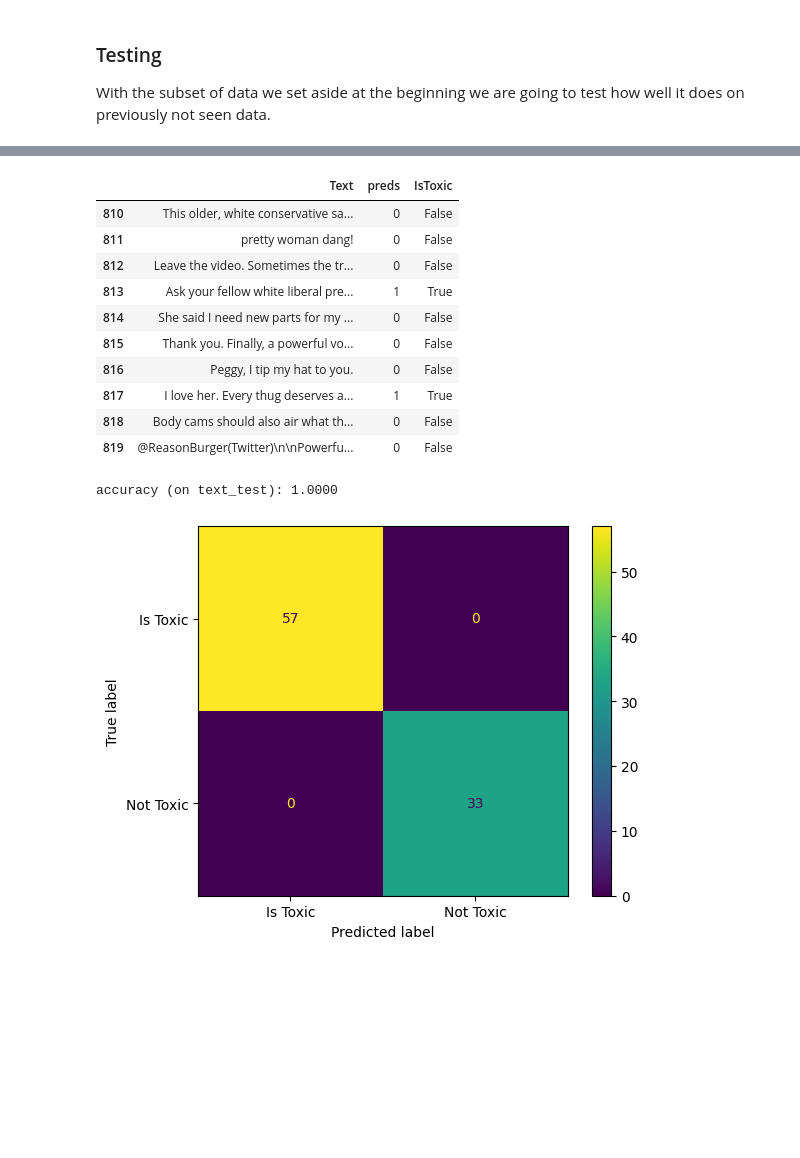
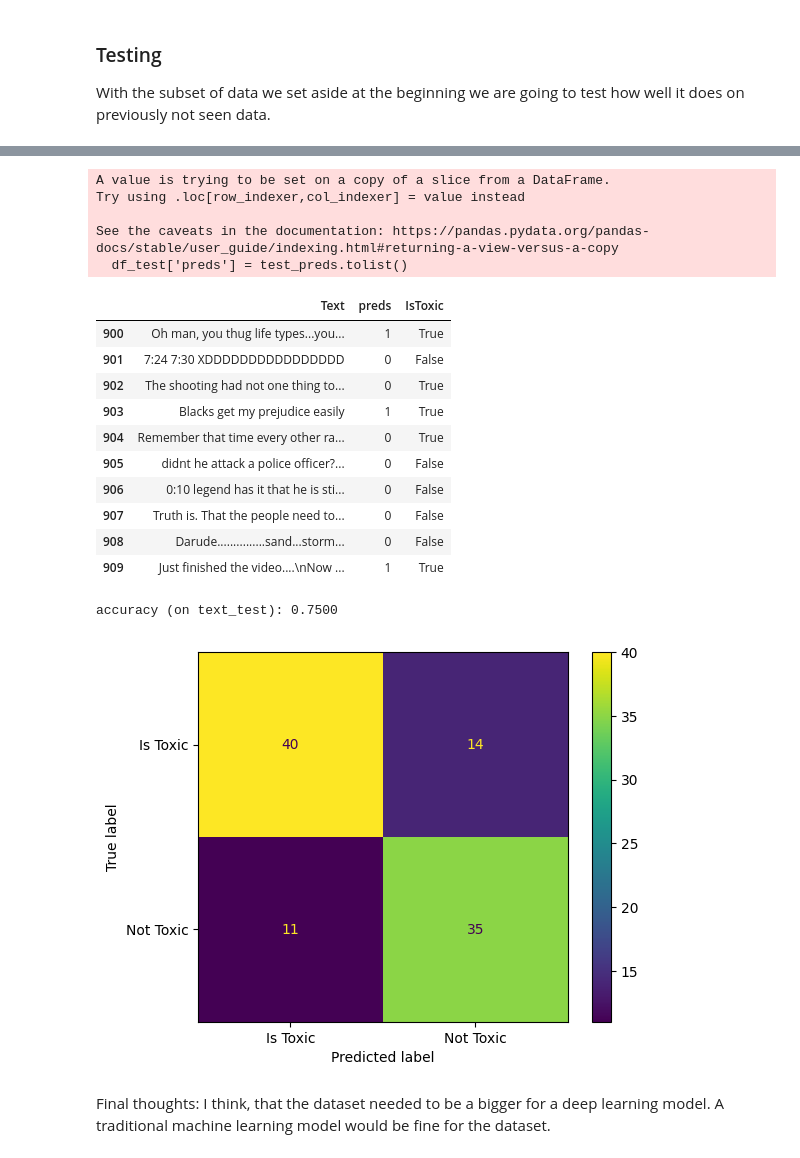
Before and after one commit to mmeraz6/cs39aa_project, a Jupyter notebook: project_part3.ipynb, the cells around one changed output, grey strips where cells are left out. Cells and saved outputs as stored; diff of their text form; code cells hidden in the pictures; blank space fills up the shorter version.

Commit message:
part 3 changes/corrections

```diff
--- a/project_part3.ipynb
+++ b/project_part3.ipynb
@@ -82,7 +75,7 @@ dfTrain.head()
 | 3 | There are a very large number of ... | False | 0 |
 | 4 | The Arab dude is absolutely right... | False | 0 |
 # %%
-ds_raw = Dataset.from_pandas(dfTrain[['label','Text']])
+ds_raw = Dataset.from_pandas(df_train_and_val[['label','Text']])
 ds_raw[0]
 # %% [output]
 {'label': 0,
@@ -138,7 +131,7 @@ ds[0]
 We will set aside 90% of our dataset, and 10% for validation.
 Reminder, the dataset was cut 100 observations at the beginning for testing.
 # %%
-train_prop = 0.9
+train_prop = 0.85
 ds_train = ds.select(range(int(len(ds)*train_prop)))
 ds_eval = ds.select(range(int(len(ds)*train_prop), len(ds)))
 # %%
@@ -341,6 +332,6 @@ After training on different number of epochs, it seems that our first run with f
 ### Testing
 With the subset of data we set aside at the beginning we are going to test how well it does on previously not seen data.
 # %%
-ds_test_raw = Dataset.from_pandas(dfTest)
+ds_test_raw = Dataset.from_pandas(df_test)
 ds_test_raw[0]
 # %% [output]
@@ -358,28 +348,35 @@ The following columns in the test set don't have a corresponding argument in `Ro
   Batch size = 10
 # %%
 test_preds = np.apply_along_axis(np.argmax, 1, preds.predictions)
-dfTest['preds'] = test_preds.tolist()
-#dfTest['IsToxic'] = dfTest['preds'].apply(lambda x: class_idx2tok[x])
-dfTest[['Text','preds','IsToxic']].head(10)
+df_test['preds'] = test_preds.tolist()
+#df_test['IsToxic'] = df_test['preds'].apply(lambda x: class_idx2tok[x])
+df_test[['Text','preds','IsToxic']].head(10)
 # %% [output]
+A value is trying to be set on a copy of a slice from a DataFrame.
+Try using .loc[row_indexer,col_indexer] = value instead
+
+See the caveats in the documentation: https://pandas.pydata.org/pandas-docs/stable/user_guide/indexing.html#returning-a-view-versus-a-copy
+  df_test['preds'] = test_preds.tolist()
 |  | Text | preds | IsToxic |
-| 810 | This older, white conservative sa... | 0 | False |
-| 811 | pretty woman dang! | 0 | False |
-| 812 | Leave the video. Sometimes the tr... | 0 | False |
-| 813 | Ask your fellow white liberal pre... | 1 | True |
-| 814 | She said I need new parts for my ... | 0 | False |
-| 815 | Thank you. Finally, a powerful vo... | 0 | False |
-| 816 | Peggy, I tip my hat to you. | 0 | False |
-| 817 | I love her. Every thug deserves a... | 1 | True |
-| 818 | Body cams should also air what th... | 0 | False |
-| 819 | @ReasonBurger(Twitter)\n\nPowerfu... | 0 | False |
+| 900 | Oh man, you thug life types...you... | 1 | True |
+| 901 | 7:24 7:30 XDDDDDDDDDDDDDDDD | 0 | False |
+| 902 | The shooting had not one thing to... | 0 | True |
+| 903 | Blacks get my prejudice easily | 1 | True |
+| 904 | Remember that time every other ra... | 0 | True |
+| 905 | didnt he attack a police officer?... | 0 | False |
+| 906 | 0:10 legend has it that he is sti... | 0 | False |
+| 907 | Truth is. That the people need to... | 0 | False |
+| 908 | Darude...............sand...storm... | 0 | False |
+| 909 | Just finished the video....\nNow ... | 1 | True |
 # %%
 from sklearn.metrics import confusion_matrix, ConfusionMatrixDisplay, accuracy_score
 
-display = ConfusionMatrixDisplay(confusion_matrix(dfTest['IsToxic'], test_preds),
+display = ConfusionMatrixDisplay(confusion_matrix(df_test['IsToxic'], test_preds),
 display_labels=['Is Toxic', 'Not Toxic'])
 display.plot()
-print(f"accuracy (on text_test): {accuracy_score(dfTest['IsToxic'],test_preds):.4f}")
+print(f"accuracy (on text_test): {accuracy_score(df_test['IsToxic'],test_preds):.4f}")
 # %% [output]
-accuracy (on text_test): 1.0000
+accuracy (on text_test): 0.7500
-[figure, old version]
+[figure, new version]
+# %% [markdown]
+Final thoughts: I think, that the dataset needed to be a bigger for a deep learning model. A traditional machine learning model would be fine for the dataset.
```
Also changed, not shown: parts of 9 cells of this notebook.
